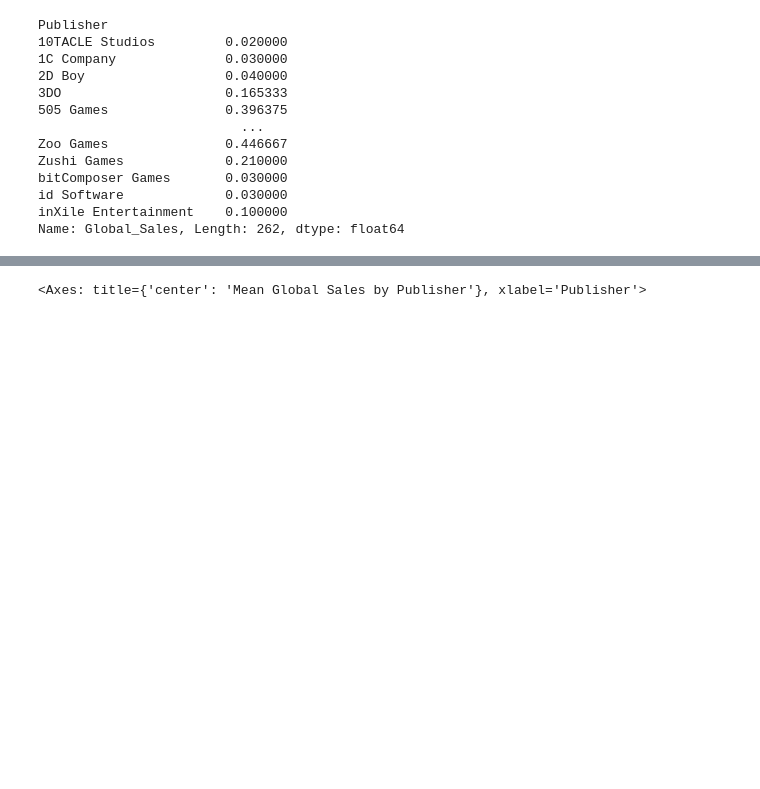
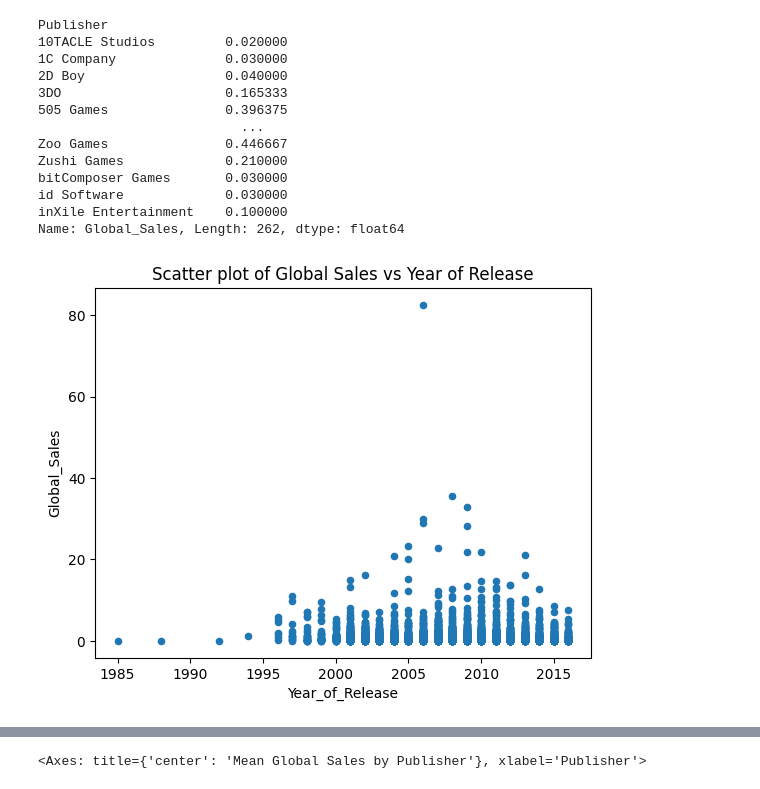
Before and after one commit to GhiathAjam/Analysis-of-Video-Games-Sales, a Jupyter notebook: Analysis/ExploratoryQuestions/Q2.ipynb, the cells around one changed output, grey strips where cells are left out. Saved outputs shown, nothing was run; the diff lists cells and outputs as text; code cells hidden in the pictures; blank space fills up the shorter version.

Commit message:
add graph

```diff
--- a/Analysis/ExploratoryQuestions/Q2.ipynb
+++ b/Analysis/ExploratoryQuestions/Q2.ipynb
@@ -42,6 +42,12 @@ bitComposer Games       0.030000
 id Software             0.030000
 inXile Entertainment    0.100000
 Name: Global_Sales, Length: 262, dtype: float64
+# %%
+df.plot.scatter('Year_of_Release', 'Global_Sales')
+plt.title('Scatter plot of Global Sales vs Year of Release')
+plt.show()
+# %% [output]
+[figure, added]
 # %%
 # plot publisher sales
 publisher_sales.plot(kind='bar', figsize=(20, 10), title='Mean Global Sales by Publisher')
```
Also changed, not shown: parts of 2 cells of this notebook.
